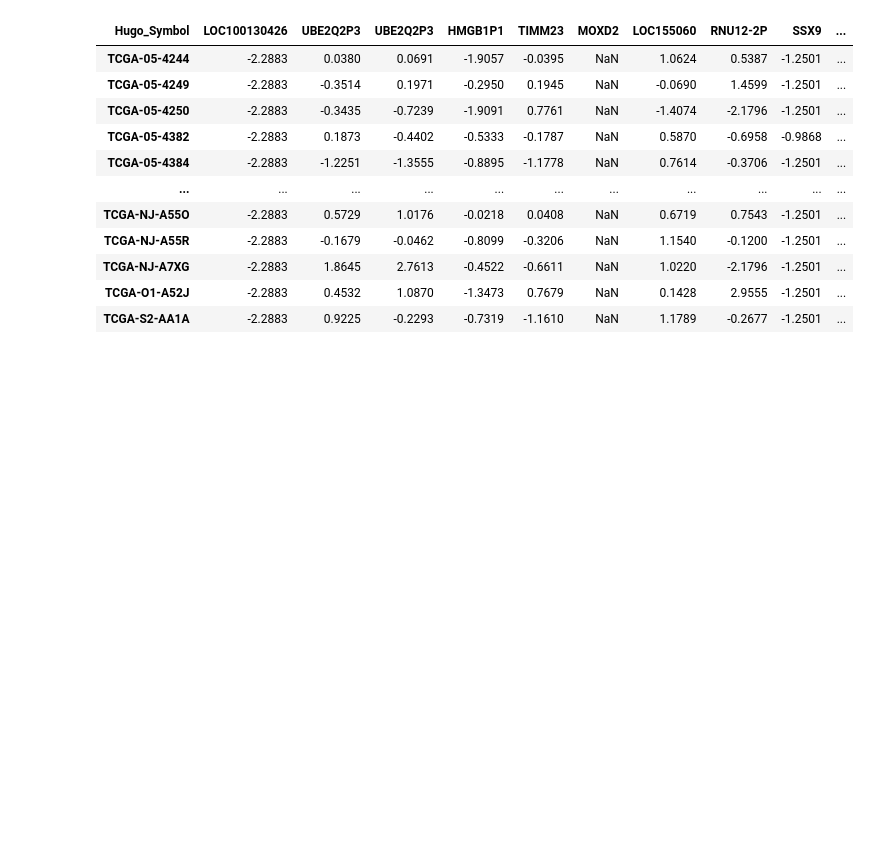
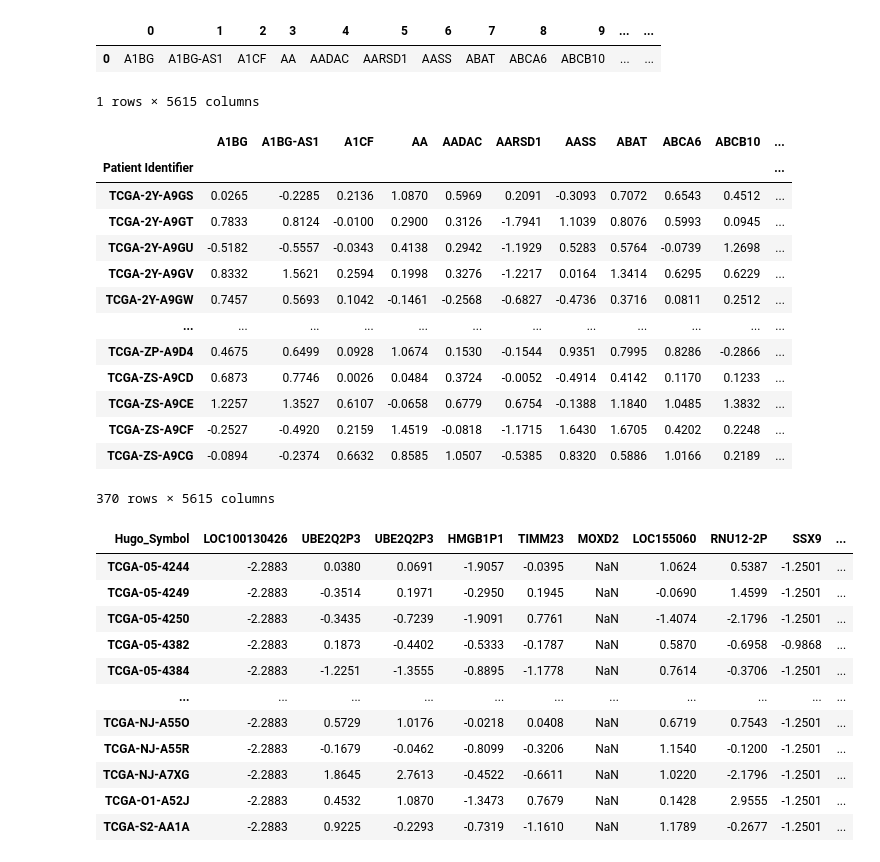
Before and after one commit to DeveloperSeJin/-Deep-Learning-Based-Survival-Analysis-Using-is-Using-Genomic-Data, a Jupyter notebook: UNLV프로젝트_SurvivalNet.ipynb, the cells around one changed output. Drawn from its saved outputs; the diff is of its cells as text; code cells hidden in the pictures; blank space fills up the shorter version.

Commit message:
add data & preprocessing.py

```diff
--- a/UNLV프로젝트_SurvivalNet.ipynb
+++ b/UNLV프로젝트_SurvivalNet.ipynb
@@ -8,3 +9,32 @@ import numpy as np
+# %%
+lihc = loadData('./lihc_RNA.txt', './lihc_patient.txt')
+lihc = preprocessing(lihc)
+lihc_corrFeature = calCorrFeature(lihc, 'lihc')
+# %%
+lihc_corrFeature = pd.DataFrame(lihc_corrFeature)
+lihc_corrFeature.T
+# %% [output]
+|  | 0 | 1 | 2 | 3 | 4 | 5 | 6 | 7 | 8 | 9 | ... | ... |
+| 0 | A1BG | A1BG-AS1 | A1CF | AA | AADAC | AARSD1 | AASS | ABAT | ABCA6 | ABCB10 | ... | ... |
+1 rows × 5615 columns
+# %%
+lihc = selectCorrFeature(lihc, lihc_corrFeature.T)
+lihc
+# %% [output]
+|  | A1BG | A1BG-AS1 | A1CF | AA | AADAC | AARSD1 | AASS | ABAT | ABCA6 | ABCB10 | ... |
+| Patient Identifier |  |  |  |  |  |  |  |  |  |  | ... |
+| TCGA-2Y-A9GS | 0.0265 | -0.2285 | 0.2136 | 1.0870 | 0.5969 | 0.2091 | -0.3093 | 0.7072 | 0.6543 | 0.4512 | ... |
+| TCGA-2Y-A9GT | 0.7833 | 0.8124 | -0.0100 | 0.2900 | 0.3126 | -1.7941 | 1.1039 | 0.8076 | 0.5993 | 0.0945 | ... |
+| TCGA-2Y-A9GU | -0.5182 | -0.5557 | -0.0343 | 0.4138 | 0.2942 | -1.1929 | 0.5283 | 0.5764 | -0.0739 | 1.2698 | ... |
+| TCGA-2Y-A9GV | 0.8332 | 1.5621 | 0.2594 | 0.1998 | 0.3276 | -1.2217 | 0.0164 | 1.3414 | 0.6295 | 0.6229 | ... |
+| TCGA-2Y-A9GW | 0.7457 | 0.5693 | 0.1042 | -0.1461 | -0.2568 | -0.6827 | -0.4736 | 0.3716 | 0.0811 | 0.2512 | ... |
+| ... | ... | ... | ... | ... | ... | ... | ... | ... | ... | ... | ... |
+| TCGA-ZP-A9D4 | 0.4675 | 0.6499 | 0.0928 | 1.0674 | 0.1530 | -0.1544 | 0.9351 | 0.7995 | 0.8286 | -0.2866 | ... |
+| TCGA-ZS-A9CD | 0.6873 | 0.7746 | 0.0026 | 0.0484 | 0.3724 | -0.0052 | -0.4914 | 0.4142 | 0.1170 | 0.1233 | ... |
+| TCGA-ZS-A9CE | 1.2257 | 1.3527 | 0.6107 | -0.0658 | 0.6779 | 0.6754 | -0.1388 | 1.1840 | 1.0485 | 1.3832 | ... |
+| TCGA-ZS-A9CF | -0.2527 | -0.4920 | 0.2159 | 1.4519 | -0.0818 | -1.1715 | 1.6430 | 1.6705 | 0.4202 | 0.2248 | ... |
+| TCGA-ZS-A9CG | -0.0894 | -0.2374 | 0.6632 | 0.8585 | 1.0507 | -0.5385 | 0.8320 | 0.5886 | 1.0166 | 0.2189 | ... |
+370 rows × 5615 columns
 # %%
 data1 = pd.read_csv('./data_RNA_Seq_v2_mRNA_median_all_sample_Zscores.txt', sep='\t')
 data2 = pd.read_csv('./data_bcr_clinical_data_patient.txt', sep='\t')
```
Also changed, not shown: parts of 11 cells of this notebook, 11 other files.
